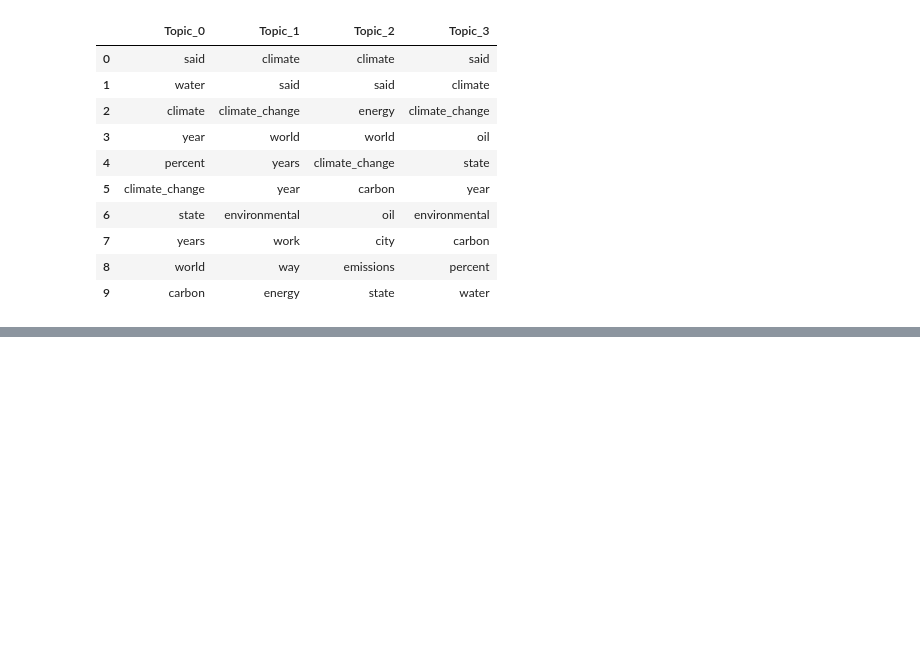
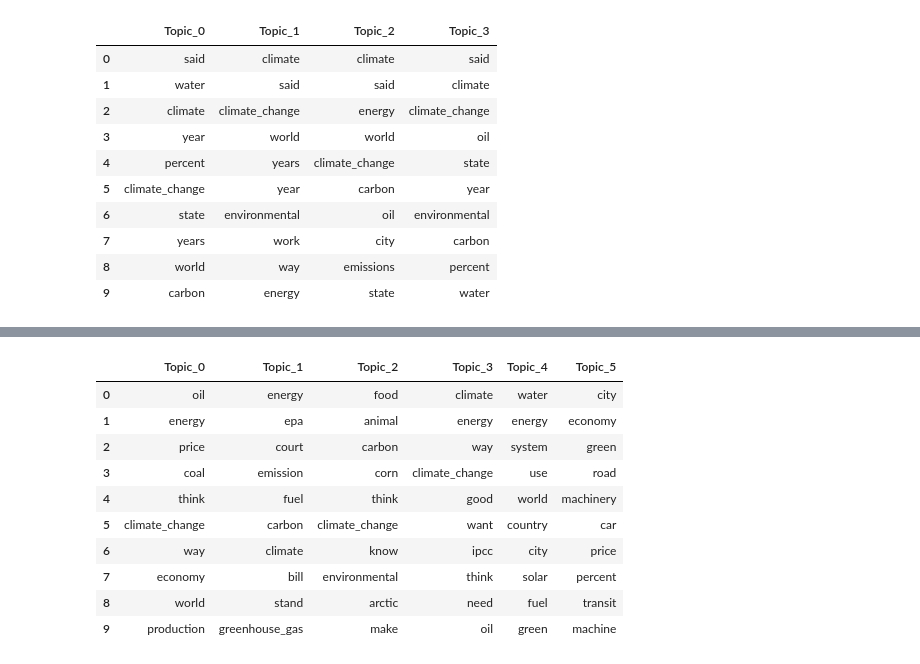
Before and after one commit to mikepackard415/Scientific-Environmental-Discourse, a Jupyter notebook: Programs/Topic Modeling.ipynb, the cells around one changed output, grey strips where cells are left out. Cells and saved outputs as stored; diff of their text form; code cells hidden in the pictures; blank space fills up the shorter version.

```diff
--- a/Programs/Topic Modeling.ipynb
+++ b/Programs/Topic Modeling.ipynb
@@ -782,3 +760,0 @@ bike bikes
-# %%
-for w in doc:
-    print(w, w.lemma_)
@@ -787,0 +763,10 @@ bikes bike
+# %%
+#2007 - 4 topics
+lda = models.ldamodel.LdaModel.load('../Data/Environmental Discourse/Single-Year-TMs/Models/tm_07_04')
+
+topicsDict = {}
+for topicNum in range(lda.num_topics):
+    topicWords = [w for w, p in lda.show_topic(topicNum)]
+    topicsDict['Topic_{}'.format(topicNum)] = topicWords
+
+pd.DataFrame(topicsDict)
@@ -787,0 +785,22 @@ bikes bike
+# %%
+#2007 - 6 topics
+lda = models.ldamodel.LdaModel.load('../Data/Environmental Discourse/Single-Year-TMs/Models/tm_07_06')
+
+topicsDict = {}
+for topicNum in range(lda.num_topics):
+    topicWords = [w for w, p in lda.show_topic(topicNum)]
+    topicsDict['Topic_{}'.format(topicNum)] = topicWords
+
+pd.DataFrame(topicsDict)
+# %% [output]
+|  | Topic_0 | Topic_1 | Topic_2 | Topic_3 | Topic_4 | Topic_5 |
+| 0 | oil | energy | food | climate | water | city |
+| 1 | energy | epa | animal | energy | energy | economy |
+| 2 | price | court | carbon | way | system | green |
+| 3 | coal | emission | corn | climate_change | use | road |
+| 4 | think | fuel | think | good | world | machinery |
+| 5 | climate_change | carbon | climate_change | want | country | car |
+| 6 | way | climate | know | ipcc | city | price |
+| 7 | economy | bill | environmental | think | solar | percent |
+| 8 | world | stand | arctic | need | fuel | transit |
+| 9 | production | greenhouse_gas | make | oil | green | machine |
```
Also changed, not shown: parts of 27 cells of this notebook, 3 other files.
